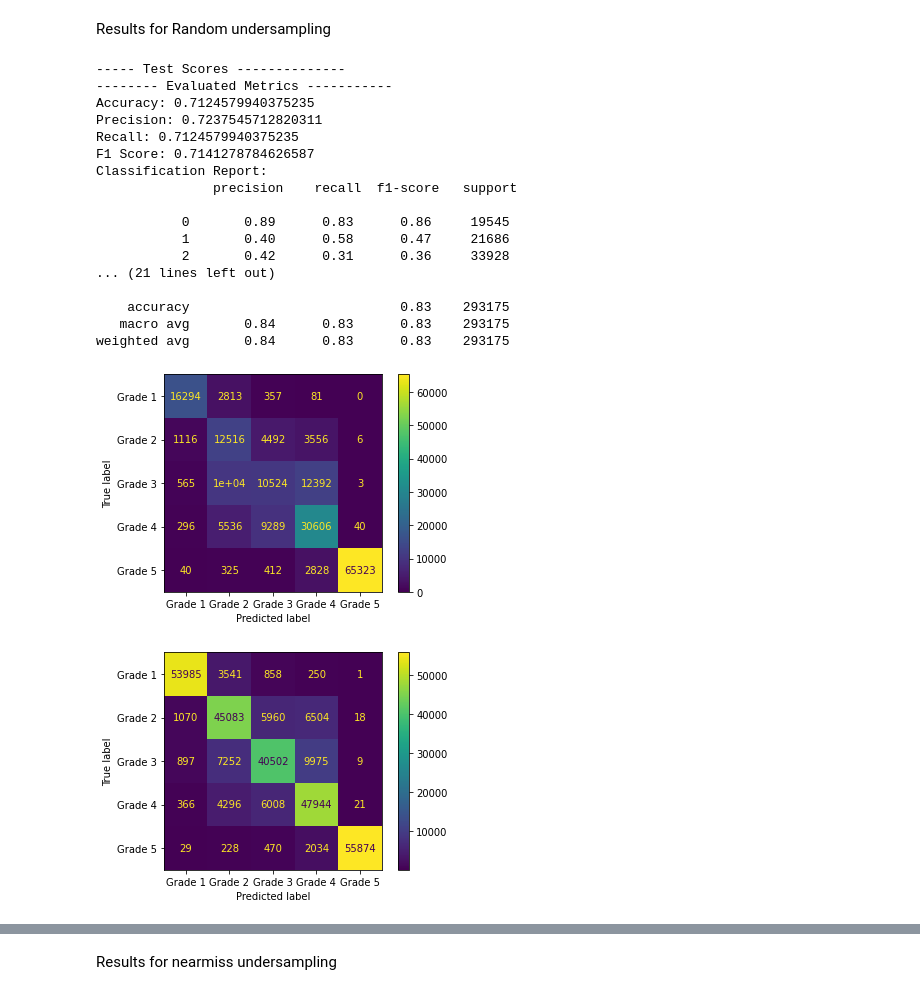
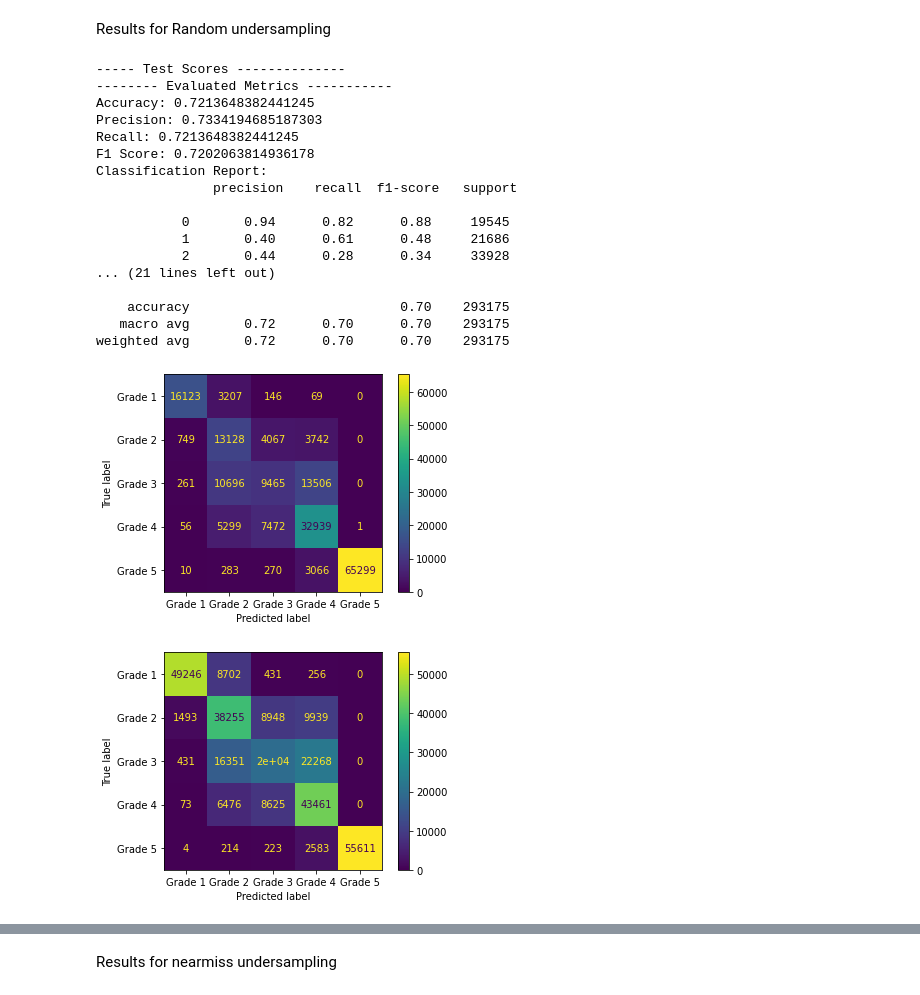
Before and after one commit to JuJu2181/earthquake-damage-predictor, a Jupyter notebook: Codes/earthquake_damage_prediction2.ipynb, the cells around one changed output, grey strips where cells are left out. Cells and saved outputs as stored; diff of their text form; code cells hidden in the pictures.

```diff
--- a/Codes/earthquake_damage_prediction2.ipynb
+++ b/Codes/earthquake_damage_prediction2.ipynb
@@ -899,39 +1023,37 @@ Results for Random undersampling
 # %%
 # for test data
 # variables
 evaluated_model = forest4
-# XTest = X_test_rus1
-# XTrain = X_train_rus1
-XTest = X_test_rus_pca
-XTrain = X_train_rus_pca
+XTest = X_test_rus1
+XTrain = X_train_rus1
 yTrain = y_train_rus
 yTest = y_test
 print('----- Test Scores --------------')
 y_pred_test = evaluated_model.predict(XTest)
 showMetrics(y_pred_test,yTest)
 showConfusionMatrix(evaluated_model, XTest,yTest)
 # for training data
 print('----- Training Scores --------------')
 y_pred_train = evaluated_model.predict(XTrain)
 showMetrics(y_pred_train,yTrain)
 showConfusionMatrix(evaluated_model, XTrain, yTrain)
 # %% [output]
 ----- Test Scores --------------
 -------- Evaluated Metrics -----------
-Accuracy: 0.7124579940375235
-Precision: 0.7237545712820311
-Recall: 0.7124579940375235
-F1 Score: 0.7141278784626587
+Accuracy: 0.7213648382441245
+Precision: 0.7334194685187303
+Recall: 0.7213648382441245
+F1 Score: 0.7202063814936178
 Classification Report:
                precision    recall  f1-score   support
 
-           0       0.89      0.83      0.86     19545
-           1       0.40      0.58      0.47     21686
-           2       0.42      0.31      0.36     33928
+           0       0.94      0.82      0.88     19545
+           1       0.40      0.61      0.48     21686
+           2       0.44      0.28      0.34     33928
 ... (21 lines left out)
 
-    accuracy                           0.83    293175
-   macro avg       0.84      0.83      0.83    293175
-weighted avg       0.84      0.83      0.83    293175
+    accuracy                           0.70    293175
+   macro avg       0.72      0.70      0.70    293175
+weighted avg       0.72      0.70      0.70    293175
-[figure, old version]
+[figure, new version]
-[figure, old version]
+[figure, new version]
```
Also changed, not shown: parts of 24 cells of this notebook, 6 other files.
